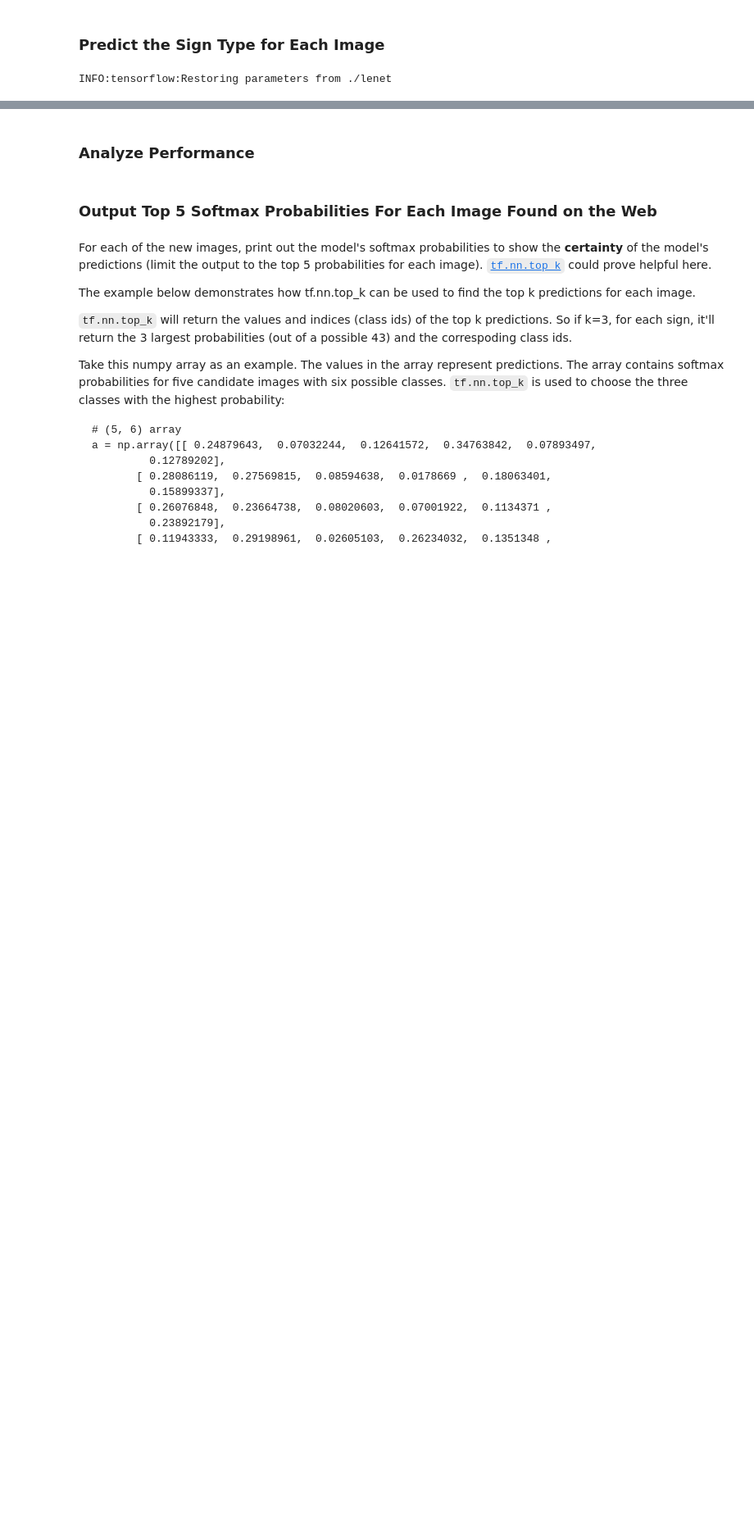
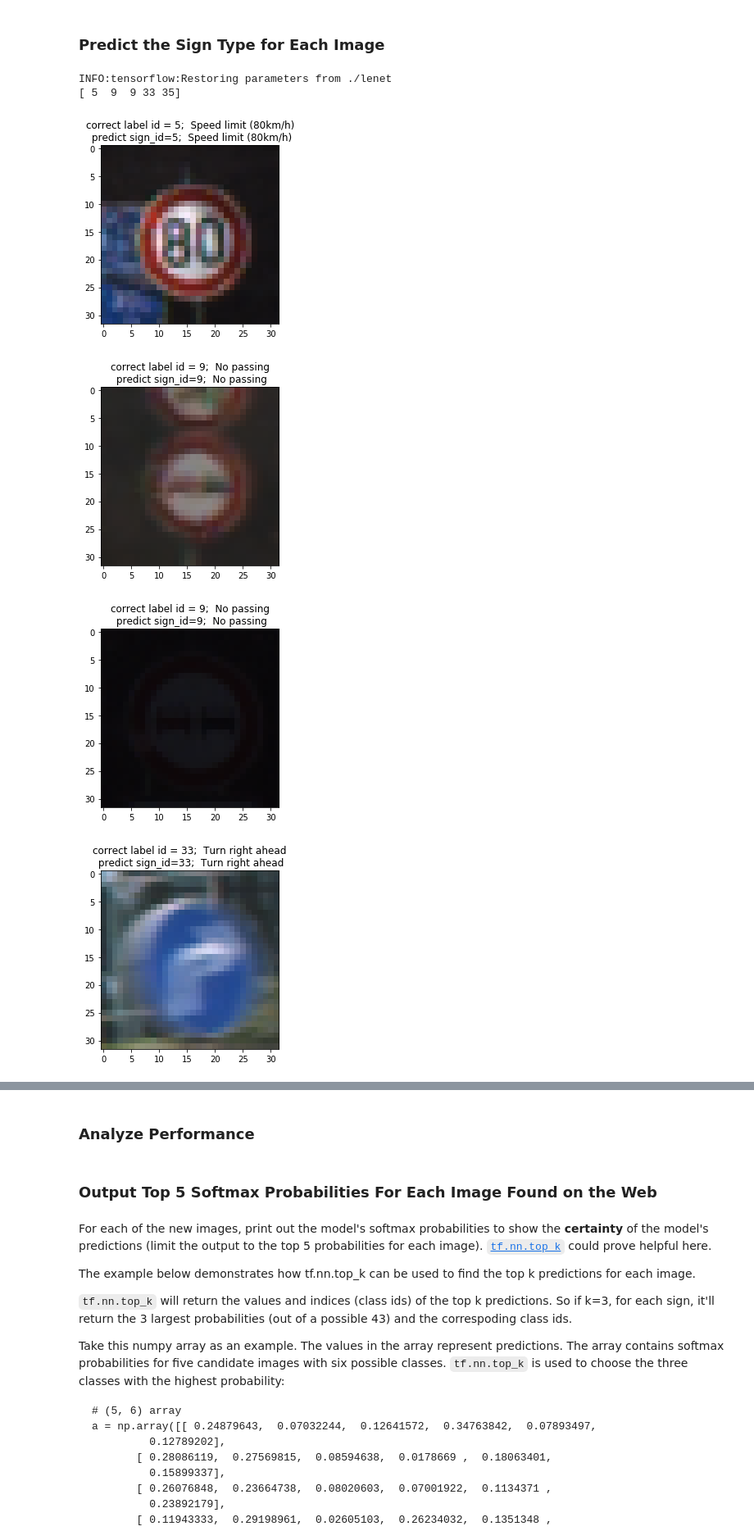
Before and after one commit to erickaoshoulin/CarND-LaneLines-P2, a Jupyter notebook: Traffic_Sign_Classifier.ipynb, the cells around one changed output, grey strips where cells are left out. Shown at 82% size. Cells and saved outputs as stored; diff of their text form; code cells hidden in the pictures; blank space fills up the shorter version.

Commit message:
fix inference part about sess restore

```diff
--- a/Traffic_Sign_Classifier.ipynb
+++ b/Traffic_Sign_Classifier.ipynb
@@ -467,11 +473,7 @@ for idx in range(n_samples):
 # %% [markdown]
 ### Predict the Sign Type for Each Image
 # %%
-import random
-
-test_features = X_test
-test_labels = y_test
-n_samples = 5
+n_samples = 10
 top_n_predictions = 1
 
 
@@ -481,15 +483,32 @@ top_n_predictions = 1
 
 
 #print (test_features)
-loaded_graph = tf.Graph()
+loaded_graph = tf.get_default_graph()
 #save_model_path = './lenet'
 
-#print (random_test_labels)
-#print (random_test_features)
+#methon for if you just restore the saved model
+with tf.Session(graph=loaded_graph) as sess:
+    loader = saver
+    loader.restore(sess, save_model_path)
+    prediction = sess.run(tf.argmax(logits, 1), feed_dict={x: random_test_features, keep_prob: 1.0})
+    print (prediction)
 
+for idx in range(n_samples):
+    predict_sign_id = prediction[idx]
+    sign_id = random_test_labels[idx]
+    fig, ax = plt.subplots()
+    image = random_test_features[idx]
+    ax.set_title('correct label id = ' + str(sign_id) + ';  ' + find_name_mapping(sign_id) + '\n predict sign_id='+ str(predict_sign_id) + ';  ' +  find_name_mapping(predict_sign_id))
+    ax.imshow(image)
+    #ax.axis('off')  # clear x- and y-axes
+    plt.show()
+
+
+    """ methon for if you just restore the meta data
 with tf.Session(graph=loaded_graph) as sess:
     # Load model
     loader = tf.train.import_meta_graph(save_model_path + '.meta')
+    #loader = tf.train.Saver()
     loader.restore(sess, save_model_path)
 
 
@@ -500,31 +519,38 @@ with tf.Session(graph=loaded_graph) as sess:
     loaded_logits = loaded_graph.get_tensor_by_name('logits:0')
     loaded_acc = loaded_graph.get_tensor_by_name('accuracy:0')
     loaded_model_prediction = loaded_graph.get_tensor_by_name('model_prediction:0')
 
     prediction = sess.run(tf.argmax(loaded_logits, 1), feed_dict={x: random_test_features, loaded_keep_prob: 1.0})
+    print (prediction)
 
 
-        # Get accuracy in batches for memory limitations
+    # Get accuracy in batches for memory limitations
     test_batch_acc_total = 0
     test_batch_count = 0
 
     #for train_feature_batch, train_label_batch in helper.batch_features_labels(test_features, test_labels, batch_size):
     #    test_batch_acc_total += sess.run(
     #        loaded_acc,
     #        feed_dict={loaded_x: train_feature_batch, loaded_y: train_label_batch, loaded_keep_prob: 1.0})
     #    test_batch_count += 1
 
     #print('Testing Accuracy: {}\n'.format(test_batch_acc_total/test_batch_count))
 
     # Print Random Samples
     random_test_features, random_test_labels = tuple(zip(*random.sample(list(zip(test_features, test_labels)), n_samples)))
 
     print (random_test_labels[0])
 
     model_prediction = sess.run(loaded_model_prediction,
                          feed_dict={loaded_keep_prob: 1.0,
                                     loaded_x: random_test_features,
                                     loaded_y: random_test_labels
                                    })
+  """
 # %% [output]
 INFO:tensorflow:Restoring parameters from ./lenet
+[ 5  9  9 33 35]
+[figure, added]
+[figure, added]
+[figure, added]
+[figure, added]
```
Also changed, not shown: parts of 4 cells of this notebook.
